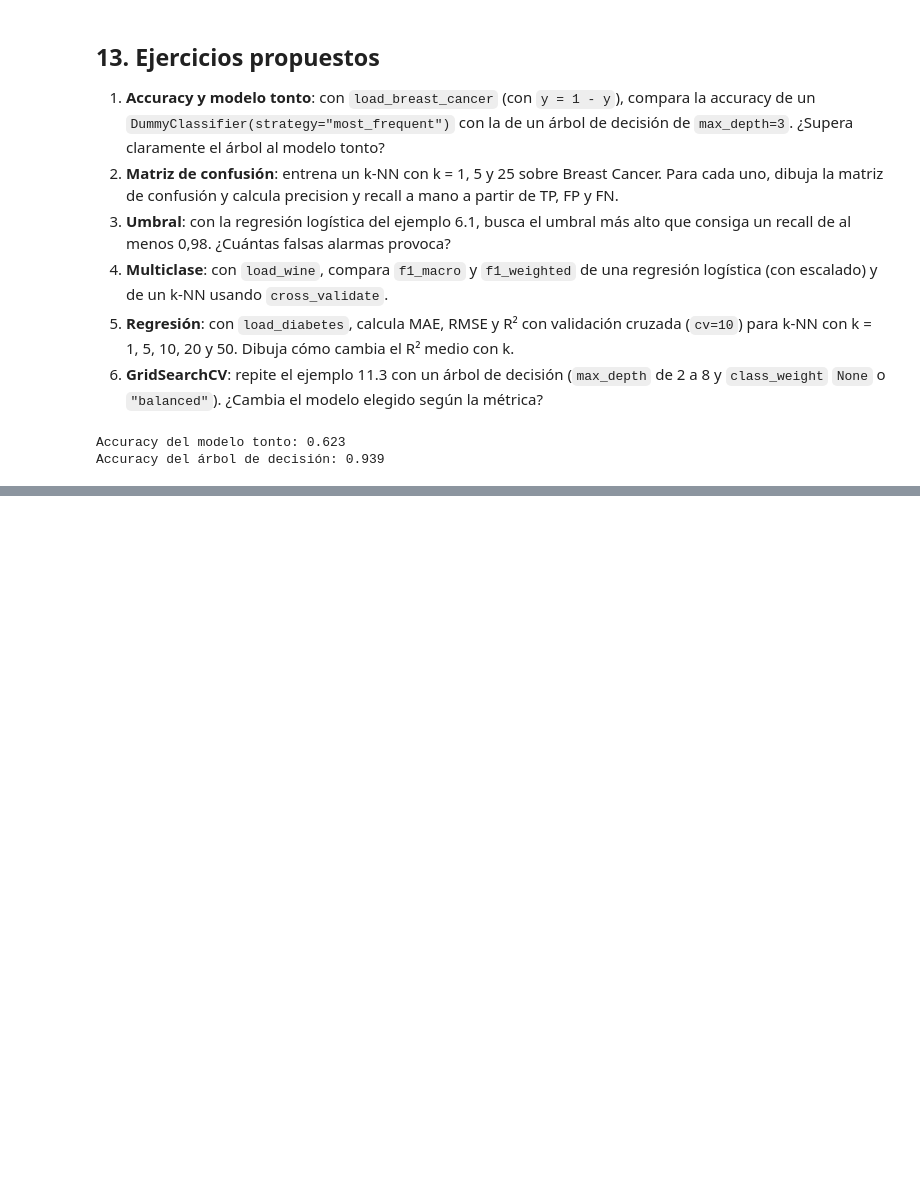
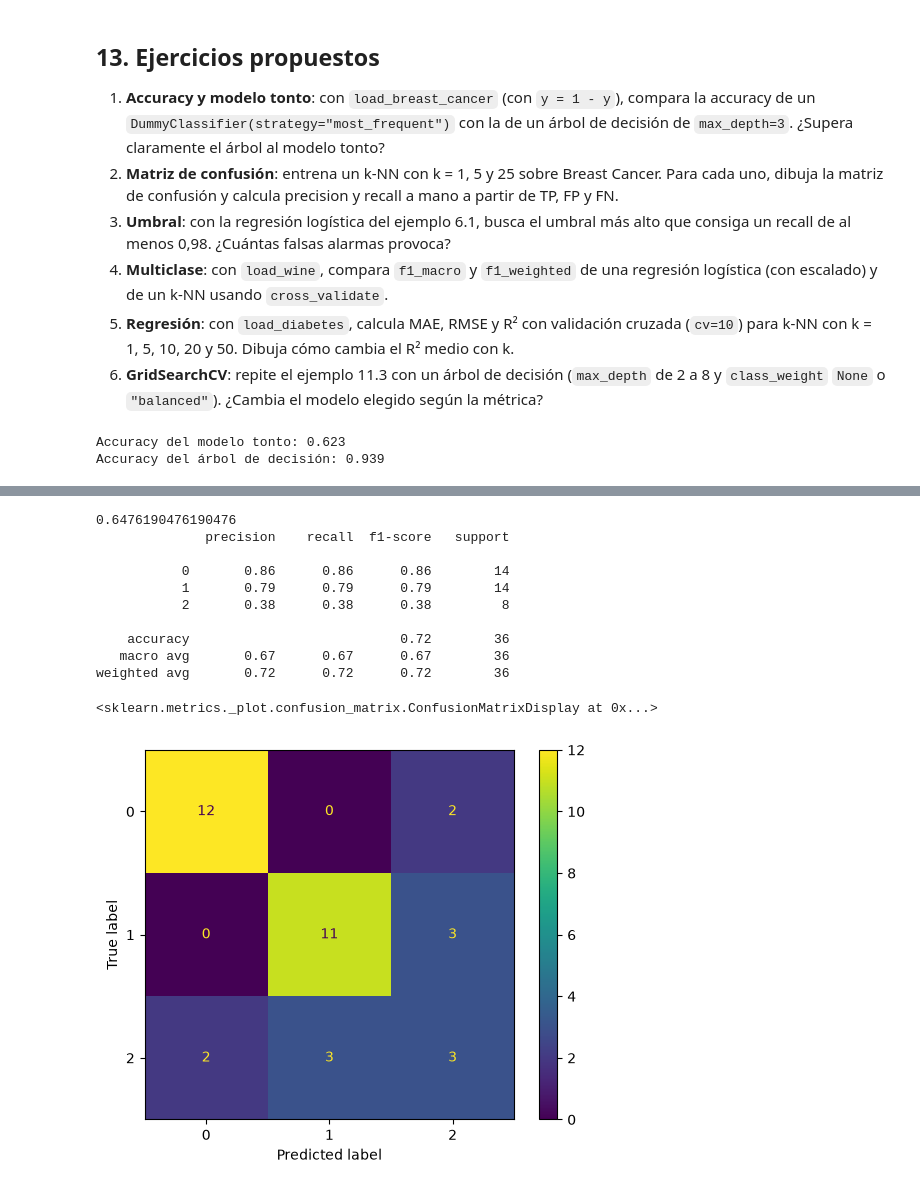
Before and after one commit to AndresDAM2526/PIA, a Jupyter notebook: 10_a_Metricas_evaluacion.ipynb, the cells around one changed output, grey strips where cells are left out. Drawn from its saved outputs; the diff is of its cells as text; code cells hidden in the pictures; blank space fills up the shorter version.

```diff
--- a/10_a_Metricas_evaluacion.ipynb
+++ b/10_a_Metricas_evaluacion.ipynb
@@ -1030,0 +1053,21 @@ Recal: 0.8604651162790697
+# %%
+clasificador=KNeighborsClassifier(n_neighbors=5)
+scores=cross_val_score(clasificador,X_train,y_train,cv=10,scoring='accuracy')
+print(scores.mean())
+clasificador.fit(X_train,y_train)
+y_pred_knn=clasificador.predict(X_test)
+print(classification_report(y_test,y_pred_knn))
+ConfusionMatrixDisplay.from_predictions(y_test, y_pred_knn)
+# %% [output]
+0.6476190476190476
+              precision    recall  f1-score   support
+
+           0       0.86      0.86      0.86        14
+           1       0.79      0.79      0.79        14
+           2       0.38      0.38      0.38         8
+
+    accuracy                           0.72        36
+   macro avg       0.67      0.67      0.67        36
+weighted avg       0.72      0.72      0.72        36
+<sklearn.metrics._plot.confusion_matrix.ConfusionMatrixDisplay at 0x...>
+[figure, added]
```
Also changed, not shown: parts of 3 cells of this notebook, 1 other file.
